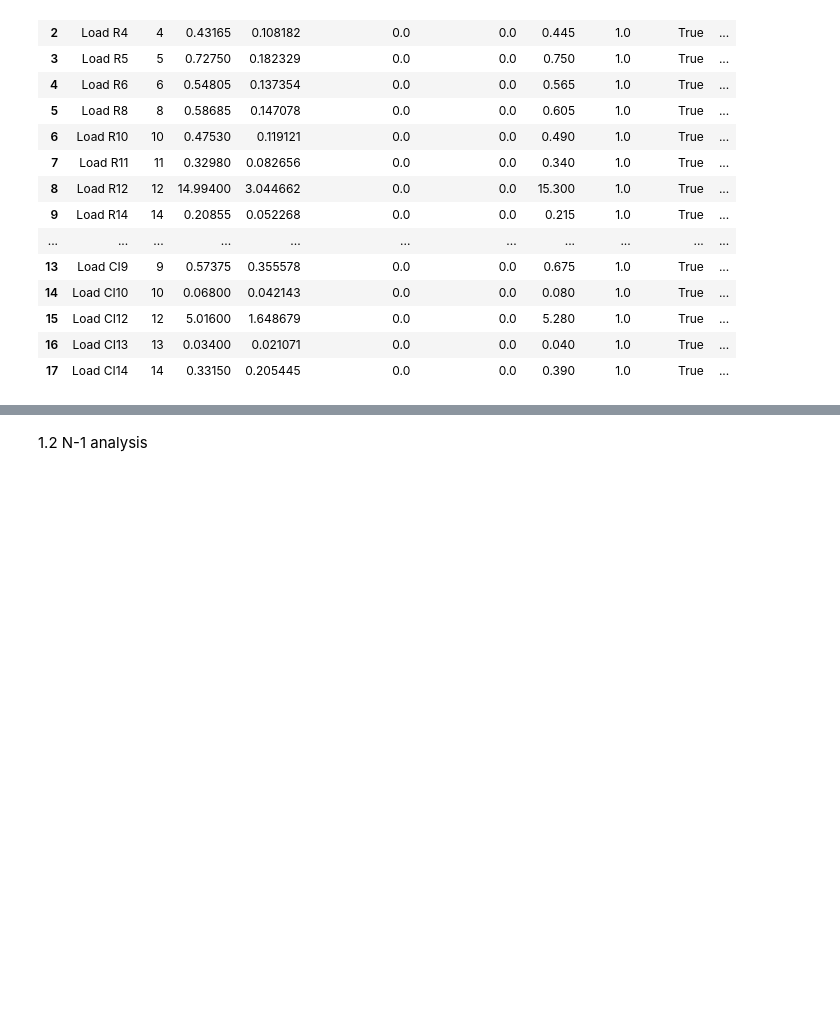
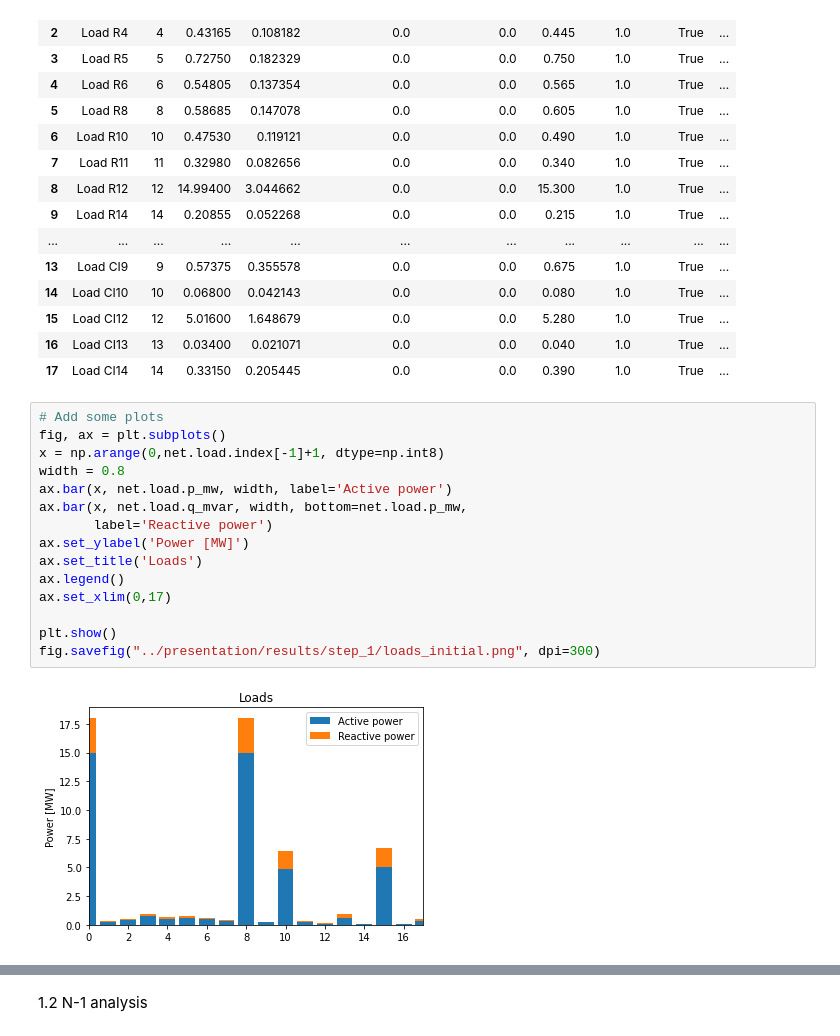
Before and after one commit to jonahaag/PracticalOptimizationOfEnergyNetworks, a Jupyter notebook: PRO1/step_1/pro1_1_simple.ipynb, the cells around one changed output, grey strips where cells are left out. Saved outputs shown, nothing was run; the diff lists cells and outputs as text; blank space fills up the shorter version.

Commit message:
Add presentation steps 1,2; add more plots to pro1_1_simple

```diff
--- a/PRO1/step_1/pro1_1_simple.ipynb
+++ b/PRO1/step_1/pro1_1_simple.ipynb
@@ -83,3 +116,20 @@ net.load
 | 15 | Load CI12 | 12 | 5.01600 | 1.648679 | 0.0 | 0.0 | 5.280 | 1.0 | True | ... |
 | 16 | Load CI13 | 13 | 0.03400 | 0.021071 | 0.0 | 0.0 | 0.040 | 1.0 | True | ... |
 | 17 | Load CI14 | 14 | 0.33150 | 0.205445 | 0.0 | 0.0 | 0.390 | 1.0 | True | ... |
+# %%
+# Add some plots
+fig, ax = plt.subplots()
+x = np.arange(0,net.load.index[-1]+1, dtype=np.int8)
+width = 0.8
+ax.bar(x, net.load.p_mw, width, label='Active power')
+ax.bar(x, net.load.q_mvar, width, bottom=net.load.p_mw,
+       label='Reactive power')
+ax.set_ylabel('Power [MW]')
+ax.set_title('Loads')
+ax.legend()
+ax.set_xlim(0,17)
+
+plt.show()
+fig.savefig("../presentation/results/step_1/loads_initial.png", dpi=300)
+# %% [output]
+[figure, added]
```
Also changed, not shown: parts of 10 cells of this notebook, 28 other files.
